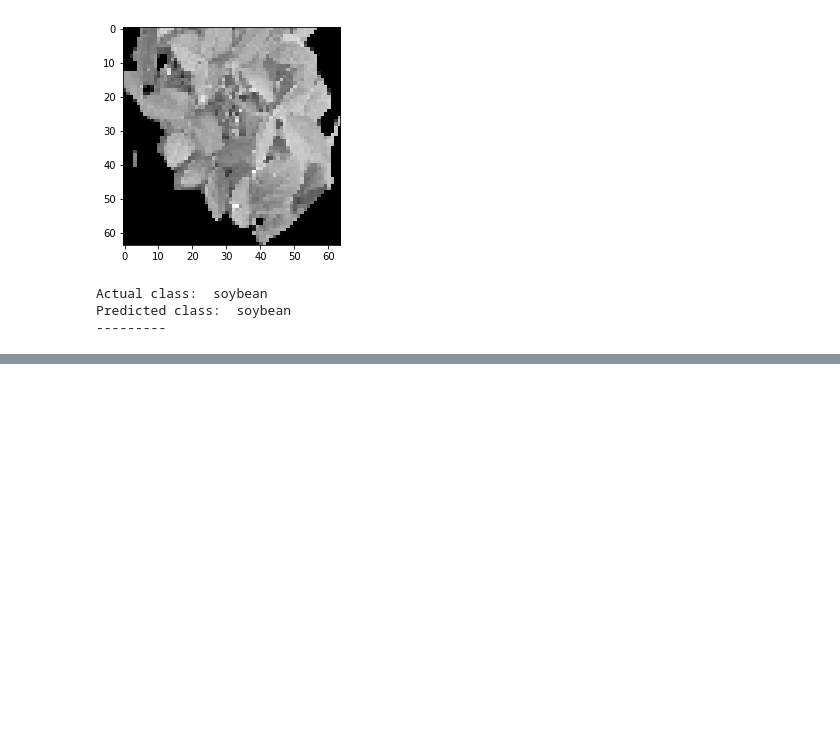
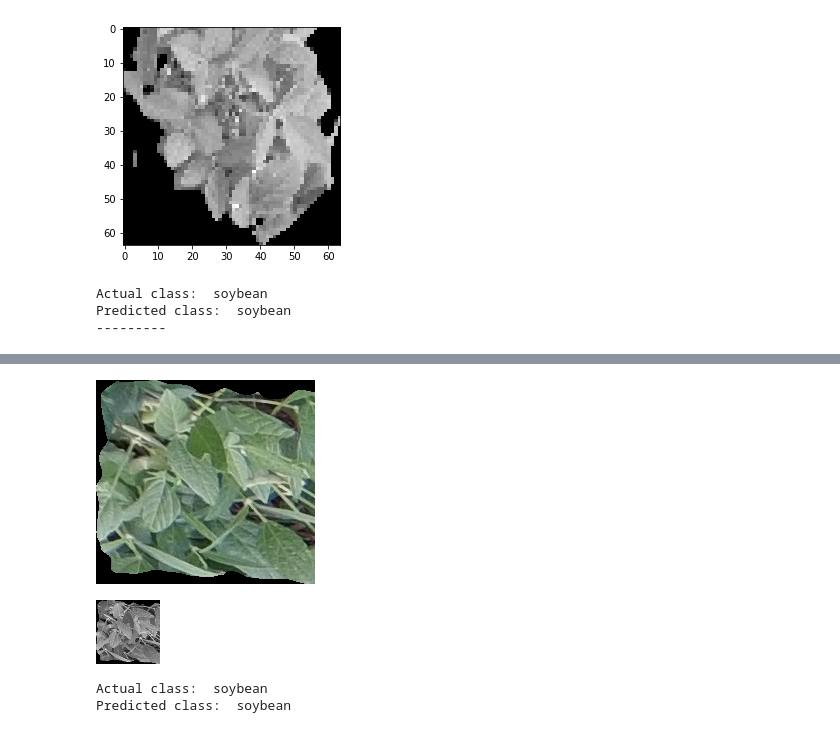
Before and after one commit to angelinux/soybean-cnn-numpy, a Jupyter notebook: Soybean.ipynb, the cells around one changed output, grey strips where cells are left out. Saved outputs shown, nothing was run; the diff lists cells and outputs as text; code cells hidden in the pictures; blank space fills up the shorter version.

```diff
--- a/Soybean.ipynb
+++ b/Soybean.ipynb
@@ -370,0 +386,15 @@ Predicted class:  soybean
+# %%
+cl = randint(0, len(classes))
+num = randint(0, 1000)
+image = cv2.imread(old_prefix + classes[cl] + '/' + str(num) +'.tif')
+cv2_imshow(image)
+image = cv2.imread(new_prefix + classes[cl] + '/' + str(num) +'.tif', cv2.IMREAD_UNCHANGED)
+cv2_imshow(image)
+print("Actual class: ", classes[cl])
+pred, l, acc = forward(image, cl)
+print("Predicted class: ", classes[np.argmax(pred)])
+# %% [output]
+[figure, added]
+[figure, added]
+Actual class:  soybean
+Predicted class:  soybean
```
Also changed, not shown: parts of 1 cell of this notebook.
